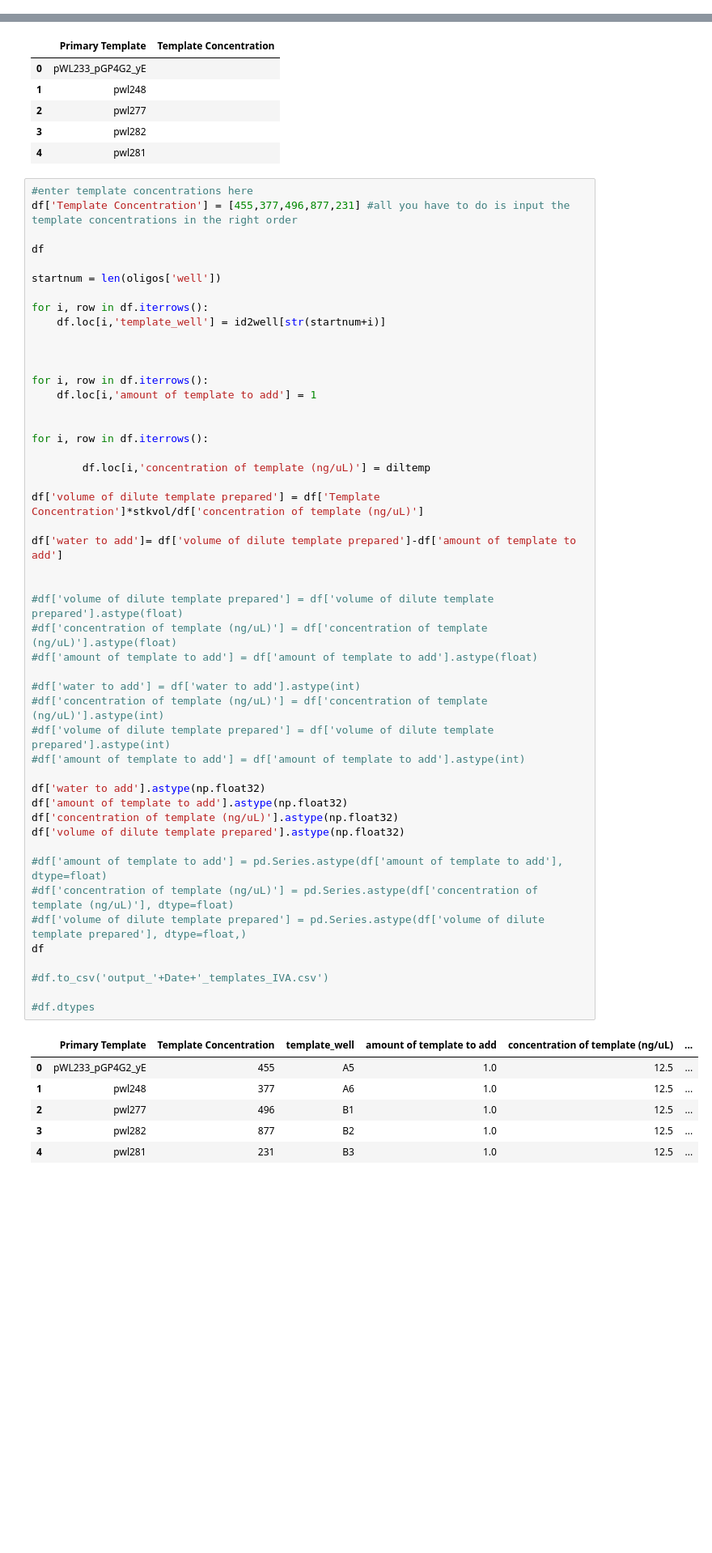
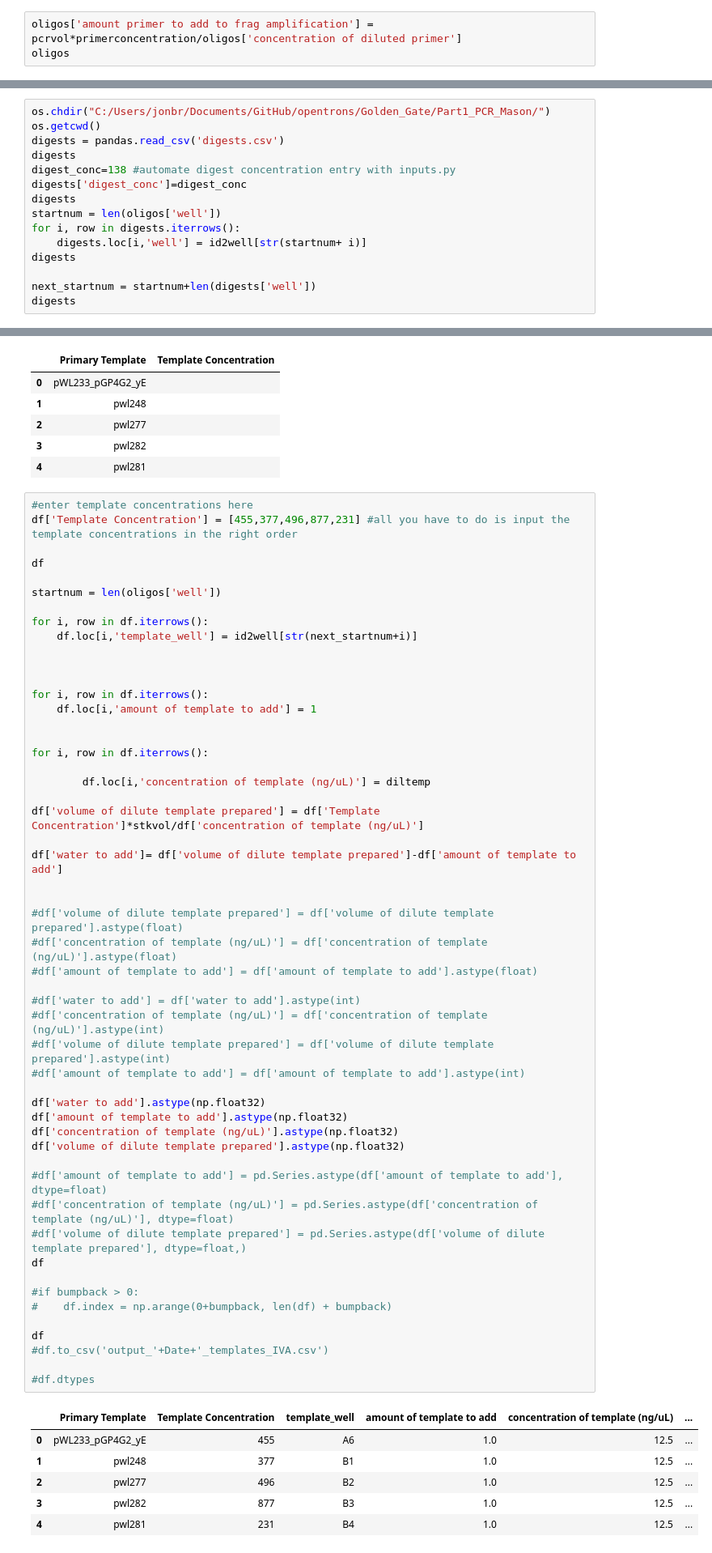
Before and after one commit to PlantSynBioLab/AssemblyTron, a Jupyter notebook: Golden_Gate/Part1_PCR_Mason/Part1_PCR.ipynb, the cells around one changed output, grey strips where cells are left out. Shown at 81% size. Cells and saved outputs as stored; diff of their text form; blank space fills up the shorter version.

Commit message:
updating goldengate scripts

```diff
--- a/Golden_Gate/Part1_PCR_Mason/Part1_PCR.ipynb
+++ b/Golden_Gate/Part1_PCR_Mason/Part1_PCR.ipynb
@@ -104,3 +104,6 @@ oligos
 | 1 | 1 | oWL00251_(GFP_plus_link)_reverse | 34 | 76.427 | 65.048 | 3.4 | CACACCAGGTCTCAATCCCACCTGATCCGCCACC | CCCACCTGATCCGCCACC | A2 | ... |
 | 2 | 2 | oWL00252_(iaa12-prb)_forward | 34 | 68.964 | 47.768 | 3.4 | CACACCAGGTCTCAGGATGTCTTCTCTTAGTAGA | ATGTCTTCTCTTAGTAGA | A3 | ... |
 | 3 | 3 | oWL00253_(iaa12-prb)_reverse | 36 | 74.704 | 61.651 | 3.6 | CACACCAGGTCTCAAGAATCAGTGGTGGTGGTGGTG | TCAGTGGTGGTGGTGGTG | A4 | ... |
+# %%
+oligos['amount primer to add to frag amplification'] = pcrvol*primerconcentration/oligos['concentration of diluted primer']
+oligos
@@ -106,0 +132,15 @@ oligos
+# %%
+os.chdir("C:/Users/jonbr/Documents/GitHub/opentrons/Golden_Gate/Part1_PCR_Mason/")
+os.getcwd()
+digests = pandas.read_csv('digests.csv')
+digests
+digest_conc=138 #automate digest concentration entry with inputs.py
+digests['digest_conc']=digest_conc
+digests
+startnum = len(oligos['well'])
+for i, row in digests.iterrows():
+    digests.loc[i,'well'] = id2well[str(startnum+ i)]
+digests
+
+next_startnum = startnum+len(digests['well'])
+digests
@@ -149,7 +220,7 @@ df
 startnum = len(oligos['well'])
 
 for i, row in df.iterrows():
-    df.loc[i,'template_well'] = id2well[str(startnum+i)]
+    df.loc[i,'template_well'] = id2well[str(next_startnum+i)]
 
 
 
@@ -163,38 +234,42 @@ for i, row in df.iterrows():
 
 df['volume of dilute template prepared'] = df['Template Concentration']*stkvol/df['concentration of template (ng/uL)']
 
 df['water to add']= df['volume of dilute template prepared']-df['amount of template to add']
 
 
 #df['volume of dilute template prepared'] = df['volume of dilute template prepared'].astype(float)
 #df['concentration of template (ng/uL)'] = df['concentration of template (ng/uL)'].astype(float)
 #df['amount of template to add'] = df['amount of template to add'].astype(float)
 
 #df['water to add'] = df['water to add'].astype(int)
 #df['concentration of template (ng/uL)'] = df['concentration of template (ng/uL)'].astype(int)
 #df['volume of dilute template prepared'] = df['volume of dilute template prepared'].astype(int)
 #df['amount of template to add'] = df['amount of template to add'].astype(int)
 
 df['water to add'].astype(np.float32)
 df['amount of template to add'].astype(np.float32)
 df['concentration of template (ng/uL)'].astype(np.float32)
 df['volume of dilute template prepared'].astype(np.float32)
 
 #df['amount of template to add'] = pd.Series.astype(df['amount of template to add'], dtype=float)
 #df['concentration of template (ng/uL)'] = pd.Series.astype(df['concentration of template (ng/uL)'], dtype=float)
 #df['volume of dilute template prepared'] = pd.Series.astype(df['volume of dilute template prepared'], dtype=float,)
 df
 
+#if bumpback > 0:
+#    df.index = np.arange(0+bumpback, len(df) + bumpback)
+
+df
 #df.to_csv('output_'+Date+'_templates_IVA.csv')
 
 #df.dtypes
 # %% [output]
 |  | Primary Template | Template Concentration | template_well | amount of template to add | concentration of template (ng/uL) | ... |
-| 0 | pWL233_pGP4G2_yE | 455 | A5 | 1.0 | 12.5 | ... |
-| 1 | pwl248 | 377 | A6 | 1.0 | 12.5 | ... |
-| 2 | pwl277 | 496 | B1 | 1.0 | 12.5 | ... |
-| 3 | pwl282 | 877 | B2 | 1.0 | 12.5 | ... |
-| 4 | pwl281 | 231 | B3 | 1.0 | 12.5 | ... |
+| 0 | pWL233_pGP4G2_yE | 455 | A6 | 1.0 | 12.5 | ... |
+| 1 | pwl248 | 377 | B1 | 1.0 | 12.5 | ... |
+| 2 | pwl277 | 496 | B2 | 1.0 | 12.5 | ... |
+| 3 | pwl282 | 877 | B3 | 1.0 | 12.5 | ... |
+| 4 | pwl281 | 231 | B4 | 1.0 | 12.5 | ... |
 # %%
 #this line of code integrates the template concentrations into the pcr df
 pcr_plustemplates = pandas.merge(pcr,df,on='Primary Template')
```
Also changed, not shown: parts of 9 cells of this notebook, 2 other files.
